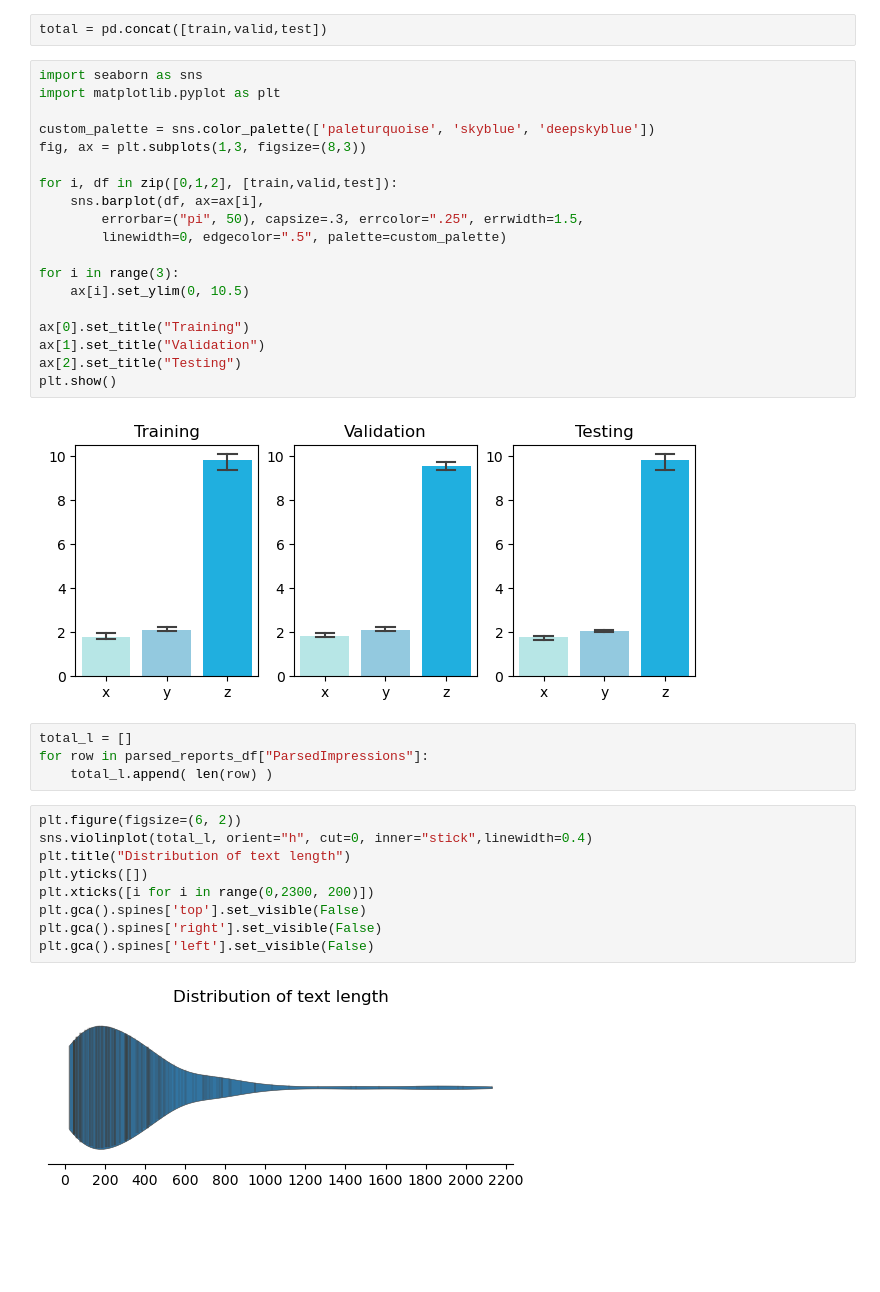
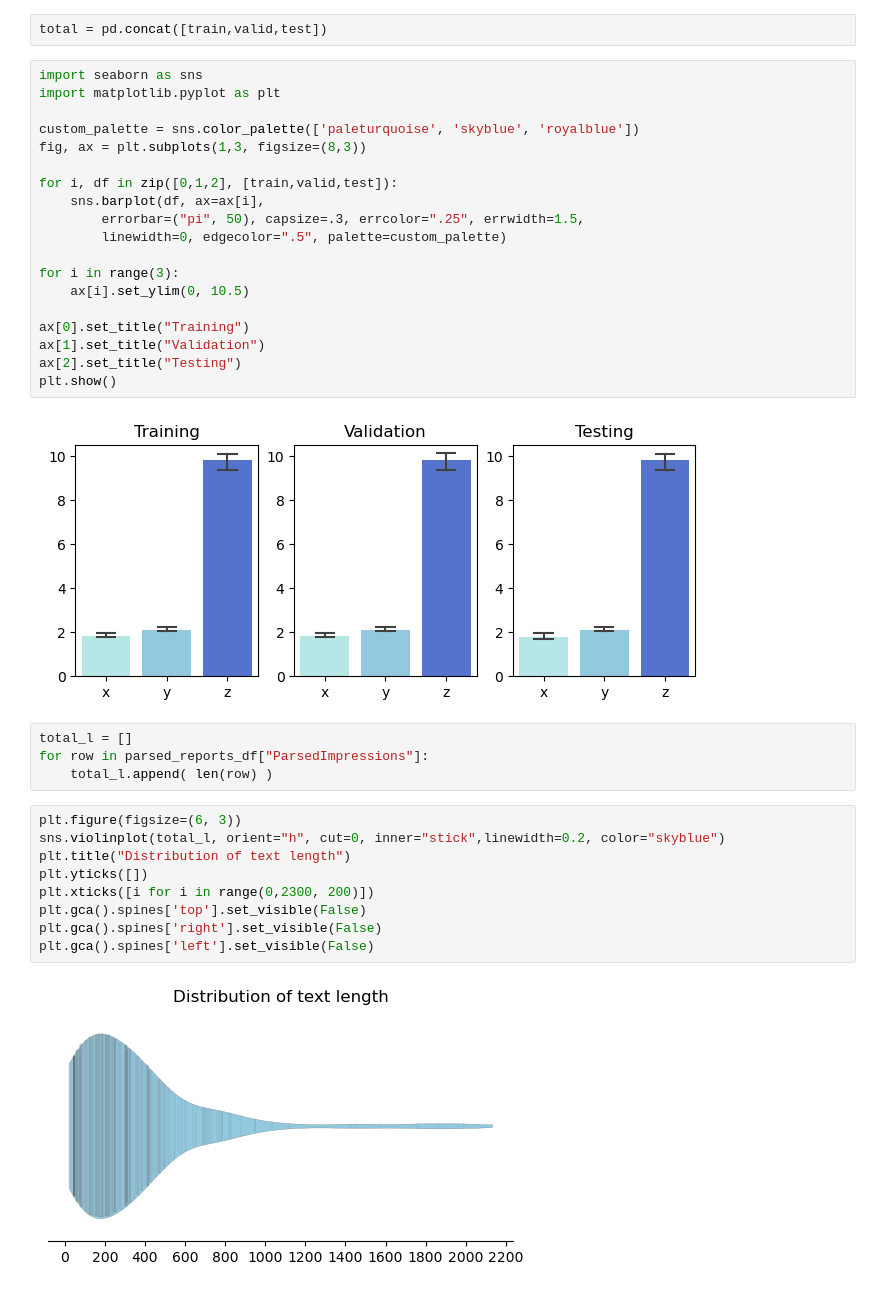
Before and after one commit to aliswh/brain-CLIP, a Jupyter notebook: brainclip/model/utils/dataset_exploration.ipynb, the cells around one changed output. Drawn from its saved outputs; the diff is of its cells as text; blank space fills up the shorter version.

```diff
--- a/brainclip/model/utils/dataset_exploration.ipynb
+++ b/brainclip/model/utils/dataset_exploration.ipynb
@@ -28,7 +28,7 @@ total = pd.concat([train,valid,test])
 import seaborn as sns
 import matplotlib.pyplot as plt
 
-custom_palette = sns.color_palette(['paleturquoise', 'skyblue', 'deepskyblue'])
+custom_palette = sns.color_palette(['paleturquoise', 'skyblue', 'royalblue'])
 fig, ax = plt.subplots(1,3, figsize=(8,3))
 
 for i, df in zip([0,1,2], [train,valid,test]):
@@ -44,19 +44,19 @@ ax[1].set_title("Validation")
 ax[2].set_title("Testing")
 plt.show()
 # %% [output]
-[figure, old version]
+[figure, new version]
 # %%
 total_l = []
 for row in parsed_reports_df["ParsedImpressions"]:
     total_l.append( len(row) )
 # %%
-plt.figure(figsize=(6, 2))
-sns.violinplot(total_l, orient="h", cut=0, inner="stick",linewidth=0.4)
+plt.figure(figsize=(6, 3))
+sns.violinplot(total_l, orient="h", cut=0, inner="stick",linewidth=0.2, color="skyblue")
 plt.title("Distribution of text length")
 plt.yticks([])
 plt.xticks([i for i in range(0,2300, 200)])
 plt.gca().spines['top'].set_visible(False)
 plt.gca().spines['right'].set_visible(False)
 plt.gca().spines['left'].set_visible(False)
 # %% [output]
-[figure, old version]
+[figure, new version]
```
Also changed, not shown: parts of 1 cell of this notebook, 9 other files.
